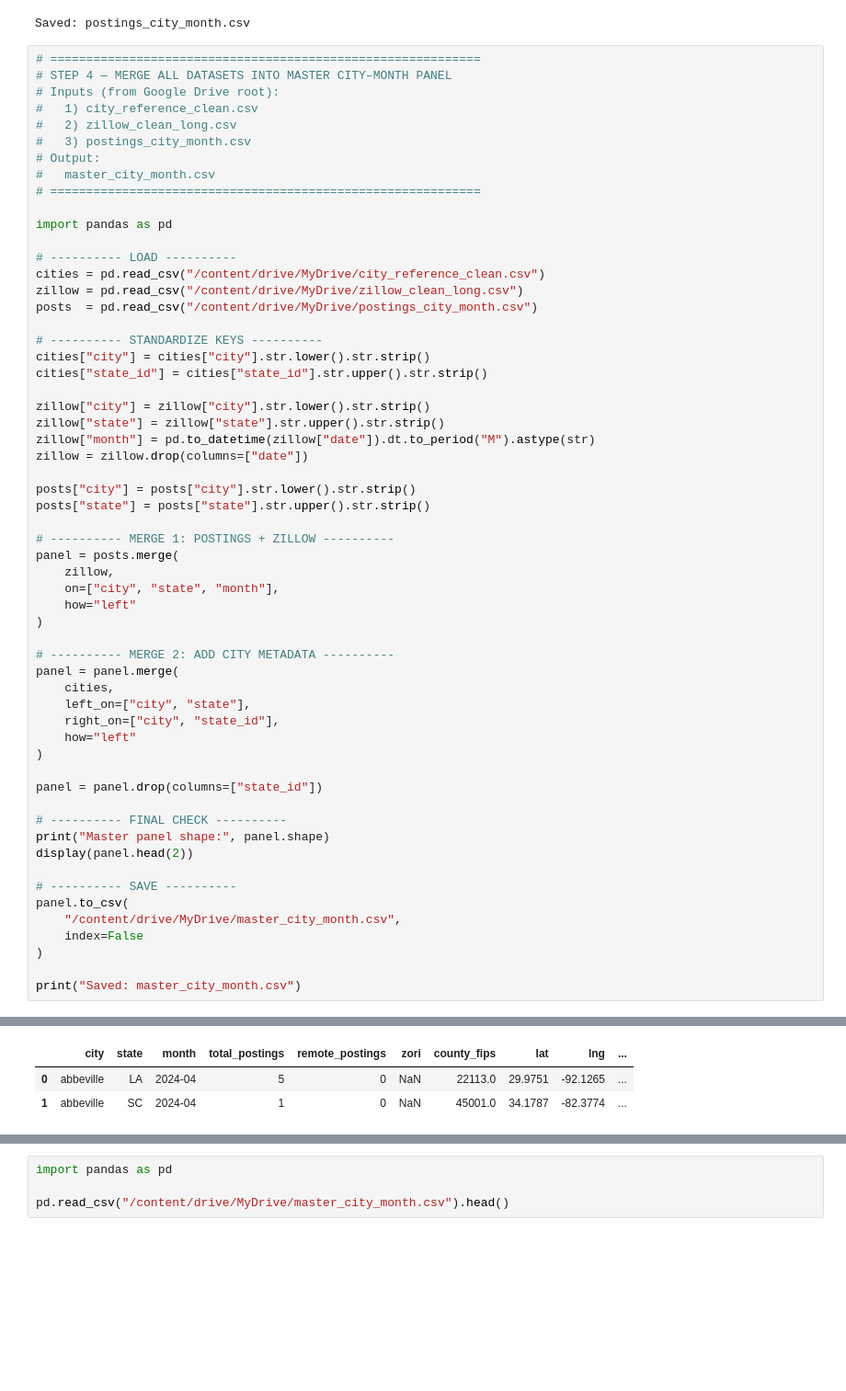
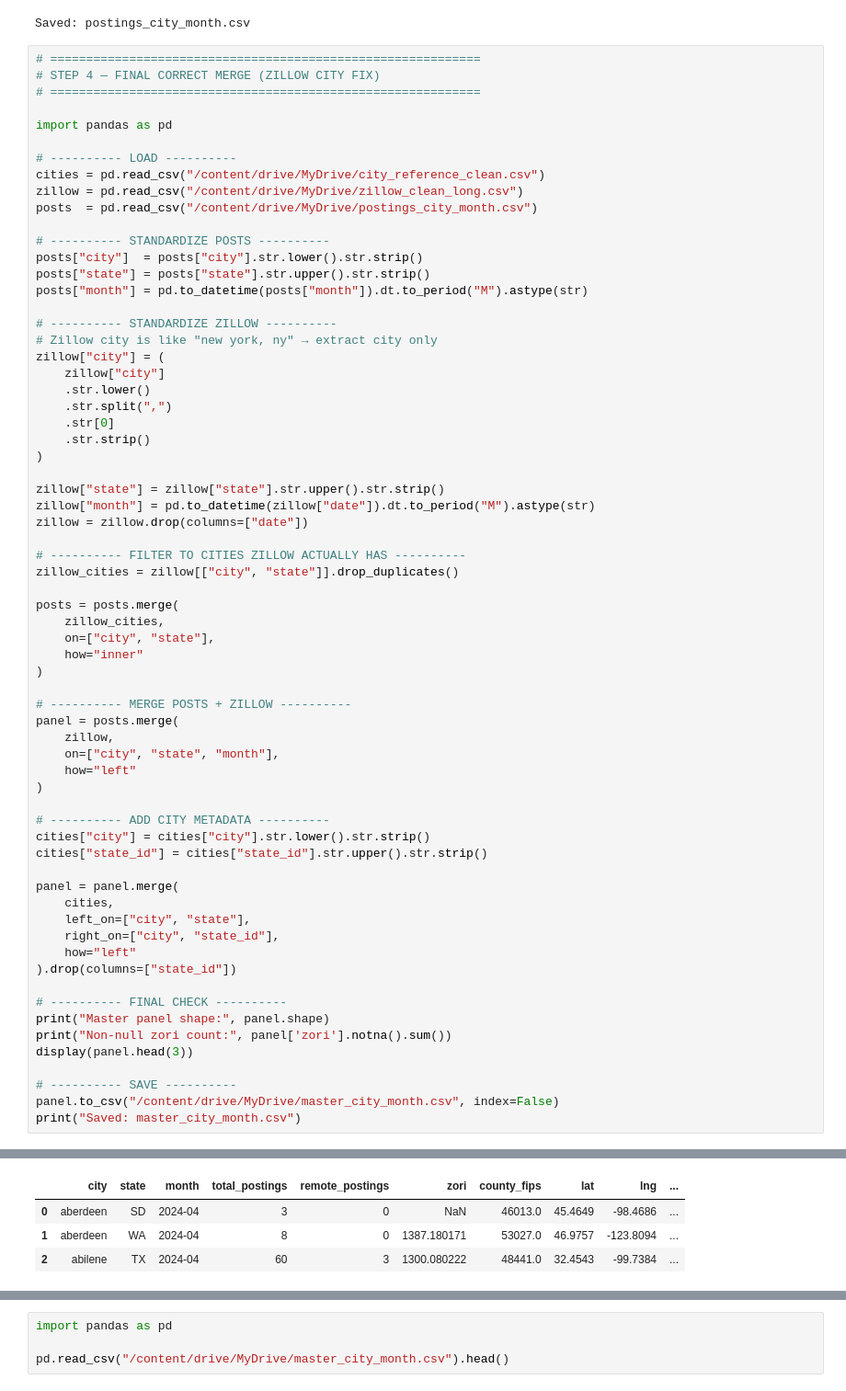
Before and after one commit to Ronilmuchandi/economics-of-remote-work-city-opportunity, a Jupyter notebook: notebooks/03a_city_reference_clean.ipynb, the cells around one changed output, grey strips where cells are left out. Shown: that part at 92% size. Drawn from its saved outputs; the diff is of its cells as text; blank space fills up the shorter version.

```diff
--- a/notebooks/03a_city_reference_clean.ipynb
+++ b/notebooks/03a_city_reference_clean.ipynb
@@ -190,13 +190,7 @@ Aggregated shape: (8348, 5)
 Saved: postings_city_month.csv
 # %%
 # ============================================================
-# STEP 4 — MERGE ALL DATASETS INTO MASTER CITY–MONTH PANEL
-# Inputs (from Google Drive root):
-#   1) city_reference_clean.csv
-#   2) zillow_clean_long.csv
-#   3) postings_city_month.csv
-# Output:
-#   master_city_month.csv
+# STEP 4 — FINAL CORRECT MERGE (ZILLOW CITY FIX)
 # ============================================================
 
 import pandas as pd
@@ -206,44 +200,58 @@ cities = pd.read_csv("/content/drive/MyDrive/city_reference_clean.csv")
 zillow = pd.read_csv("/content/drive/MyDrive/zillow_clean_long.csv")
 posts  = pd.read_csv("/content/drive/MyDrive/postings_city_month.csv")
 
-# ---------- STANDARDIZE KEYS ----------
-cities["city"] = cities["city"].str.lower().str.strip()
-cities["state_id"] = cities["state_id"].str.upper().str.strip()
+# ---------- STANDARDIZE POSTS ----------
+posts["city"]  = posts["city"].str.lower().str.strip()
+posts["state"] = posts["state"].str.upper().str.strip()
+posts["month"] = pd.to_datetime(posts["month"]).dt.to_period("M").astype(str)
 
-zillow["city"] = zillow["city"].str.lower().str.strip()
+# ---------- STANDARDIZE ZILLOW ----------
+# Zillow city is like "new york, ny" → extract city only
+zillow["city"] = (
+    zillow["city"]
+    .str.lower()
+    .str.split(",")
+    .str[0]
+    .str.strip()
+)
+
 zillow["state"] = zillow["state"].str.upper().str.strip()
 zillow["month"] = pd.to_datetime(zillow["date"]).dt.to_period("M").astype(str)
 zillow = zillow.drop(columns=["date"])
 
-posts["city"] = posts["city"].str.lower().str.strip()
-posts["state"] = posts["state"].str.upper().str.strip()
+# ---------- FILTER TO CITIES ZILLOW ACTUALLY HAS ----------
+zillow_cities = zillow[["city", "state"]].drop_duplicates()
 
-# ---------- MERGE 1: POSTINGS + ZILLOW ----------
+posts = posts.merge(
+    zillow_cities,
+    on=["city", "state"],
+    how="inner"
+)
+
+# ---------- MERGE POSTS + ZILLOW ----------
 panel = posts.merge(
     zillow,
     on=["city", "state", "month"],
     how="left"
 )
 
-# ---------- MERGE 2: ADD CITY METADATA ----------
+# ---------- ADD CITY METADATA ----------
+cities["city"] = cities["city"].str.lower().str.strip()
+cities["state_id"] = cities["state_id"].str.upper().str.strip()
+
 panel = panel.merge(
     cities,
     left_on=["city", "state"],
     right_on=["city", "state_id"],
     how="left"
-)
-
-panel = panel.drop(columns=["state_id"])
+).drop(columns=["state_id"])
 
 # ---------- FINAL CHECK ----------
 print("Master panel shape:", panel.shape)
-display(panel.head(2))
+print("Non-null zori count:", panel['zori'].notna().sum())
+display(panel.head(3))
 
 # ---------- SAVE ----------
-panel.to_csv(
-    "/content/drive/MyDrive/master_city_month.csv",
-    index=False
-)
-
+panel.to_csv("/content/drive/MyDrive/master_city_month.csv", index=False)
 print("Saved: master_city_month.csv")
 # %% [output]
@@ -251,6 +260,7 @@ Master panel shape: (8364, 11)
 |  | city | state | month | total_postings | remote_postings | zori | county_fips | lat | lng | ... |
-| 0 | abbeville | LA | 2024-04 | 5 | 0 | NaN | 22113.0 | 29.9751 | -92.1265 | ... |
-| 1 | abbeville | SC | 2024-04 | 1 | 0 | NaN | 45001.0 | 34.1787 | -82.3774 | ... |
+| 0 | aberdeen | SD | 2024-04 | 3 | 0 | NaN | 46013.0 | 45.4649 | -98.4686 | ... |
+| 1 | aberdeen | WA | 2024-04 | 8 | 0 | 1387.180171 | 53027.0 | 46.9757 | -123.8094 | ... |
+| 2 | abilene | TX | 2024-04 | 60 | 3 | 1300.080222 | 48441.0 | 32.4543 | -99.7384 | ... |
 Saved: master_city_month.csv
 # %%
 import pandas as pd
```
Also changed, not shown: parts of 2 cells of this notebook.
